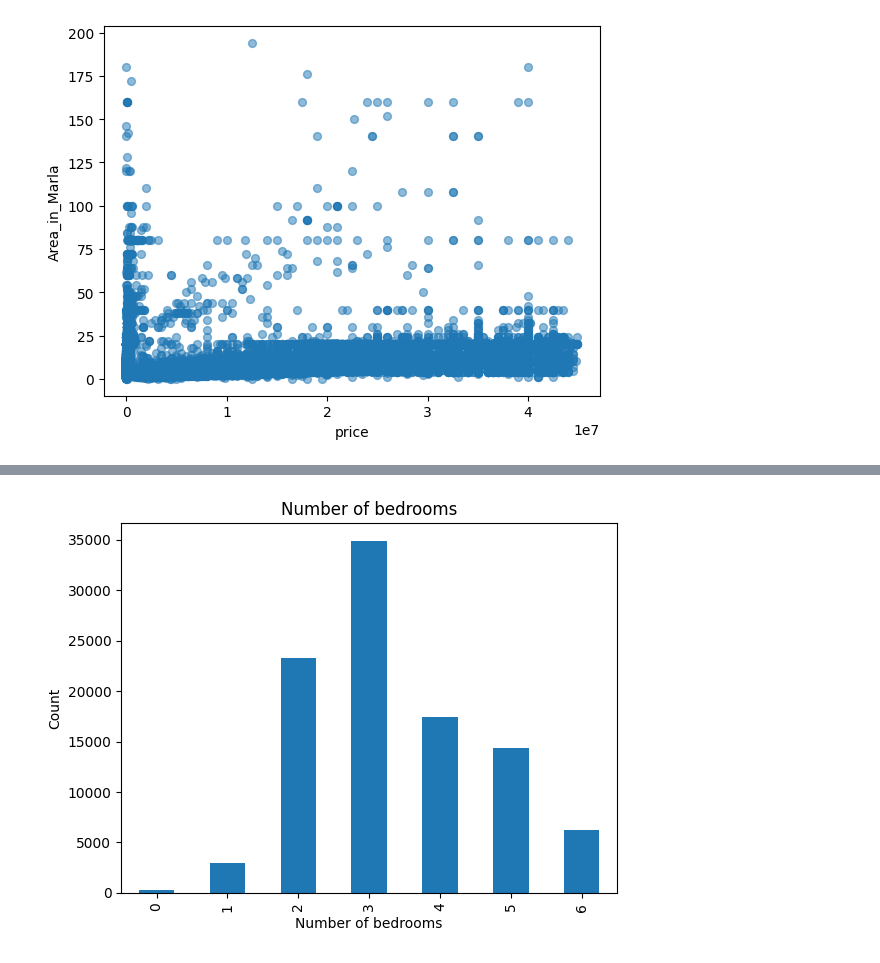
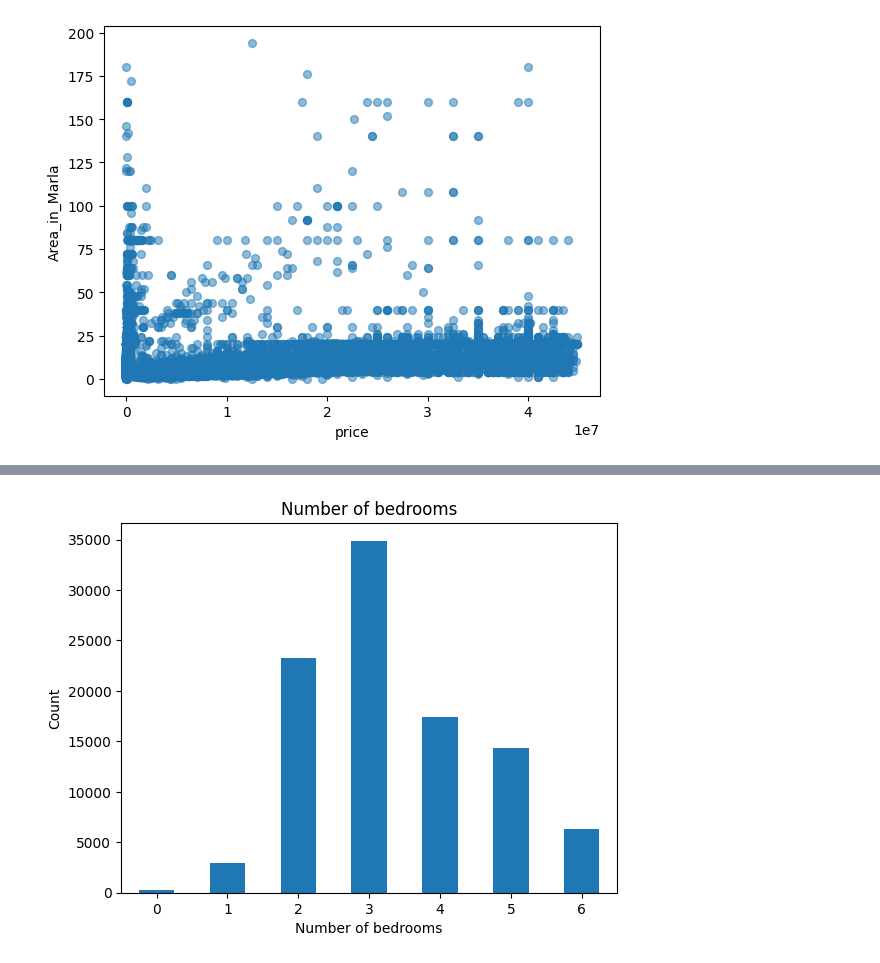
Before and after one commit to MustafaAhsanKhan/DEP-ML, a Jupyter notebook: house-price-prediction/House-prices-in-Pakistan.ipynb, the cells around one changed output, grey strips where cells are left out. Drawn from its saved outputs; the diff is of its cells as text; code cells hidden in the pictures.

```diff
--- a/house-price-prediction/House-prices-in-Pakistan.ipynb
+++ b/house-price-prediction/House-prices-in-Pakistan.ipynb
@@ -101,12 +102,13 @@ plt.show()
 # %%
 # Making a bar plot for the number of bedrooms
 bedrooms_count = data['bedrooms'].value_counts()
 bedrooms_count = bedrooms_count.sort_index()
 bedrooms_count.plot(kind = 'bar')
 plt.title('Number of bedrooms')
 plt.xlabel('Number of bedrooms')
 plt.ylabel('Count')
 
+plt.xticks(rotation = 0)
 plt.show()
 # %% [output]
-[figure, old version]
+[figure, new version]
```
Also changed, not shown: parts of 3 cells of this notebook.
